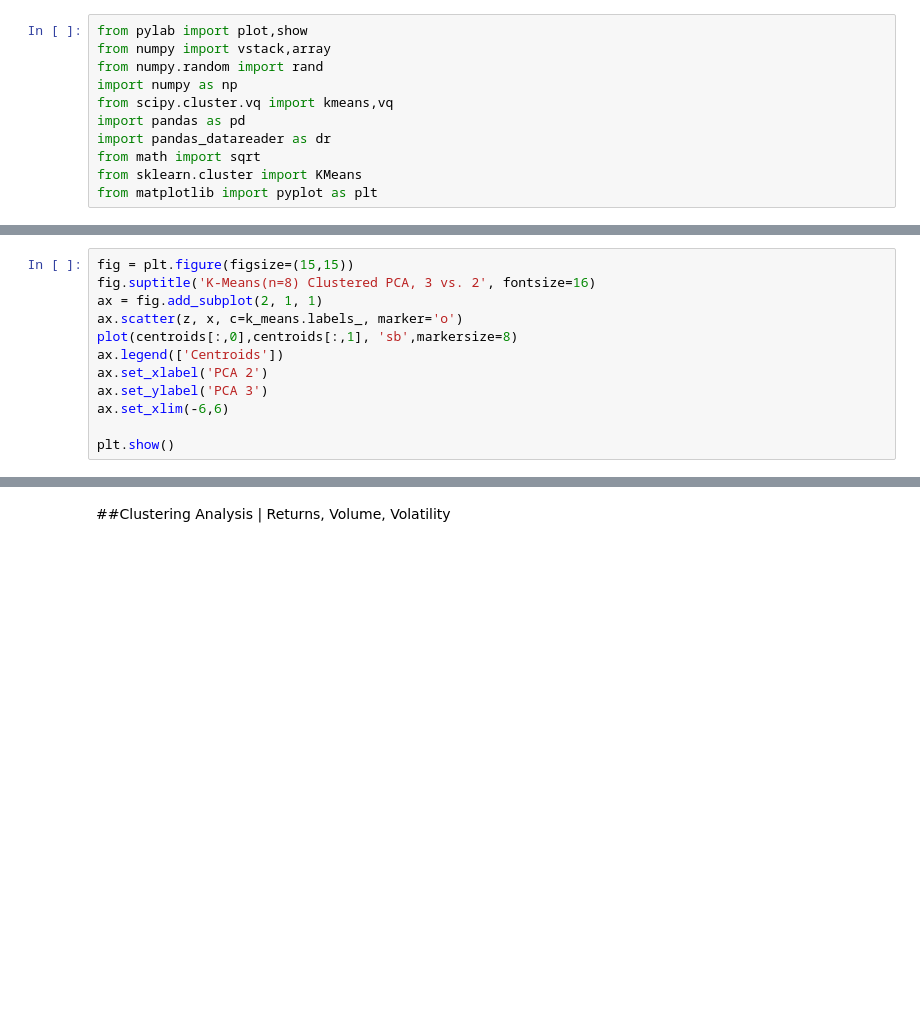
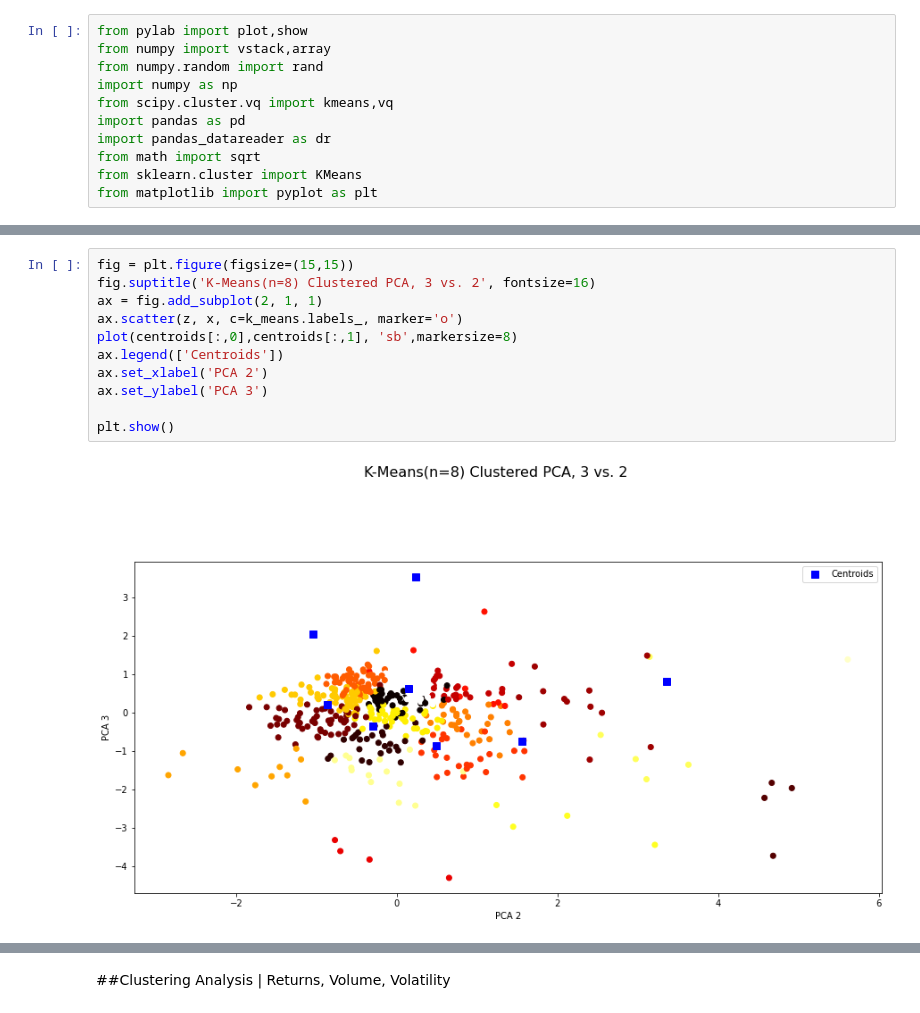
Before and after one commit to CAP4770-group9-project/final-project, a Jupyter notebook: k-means-clustering.ipynb, the cells around one changed output, grey strips where cells are left out. Saved outputs shown, nothing was run; the diff lists cells and outputs as text; blank space fills up the shorter version.

```diff
--- a/k-means-clustering.ipynb
+++ b/k-means-clustering.ipynb
@@ -623,15 +640,16 @@ plt.show()
 # %%
 fig = plt.figure(figsize=(15,15))
 fig.suptitle('K-Means(n=8) Clustered PCA, 3 vs. 2', fontsize=16)
 ax = fig.add_subplot(2, 1, 1)
 ax.scatter(z, x, c=k_means.labels_, marker='o')
 plot(centroids[:,0],centroids[:,1], 'sb',markersize=8)
 ax.legend(['Centroids'])
 ax.set_xlabel('PCA 2')
 ax.set_ylabel('PCA 3')
-ax.set_xlim(-6,6)
 
 plt.show()
+# %% [output]
+[figure, added]
 # %%
 fig = plt.figure(figsize=(15,15))
 fig.suptitle('K-Means(n=8) Clustered PCA, 2 vs. 1', fontsize=16)
```
Also changed, not shown: parts of 28 cells of this notebook.
